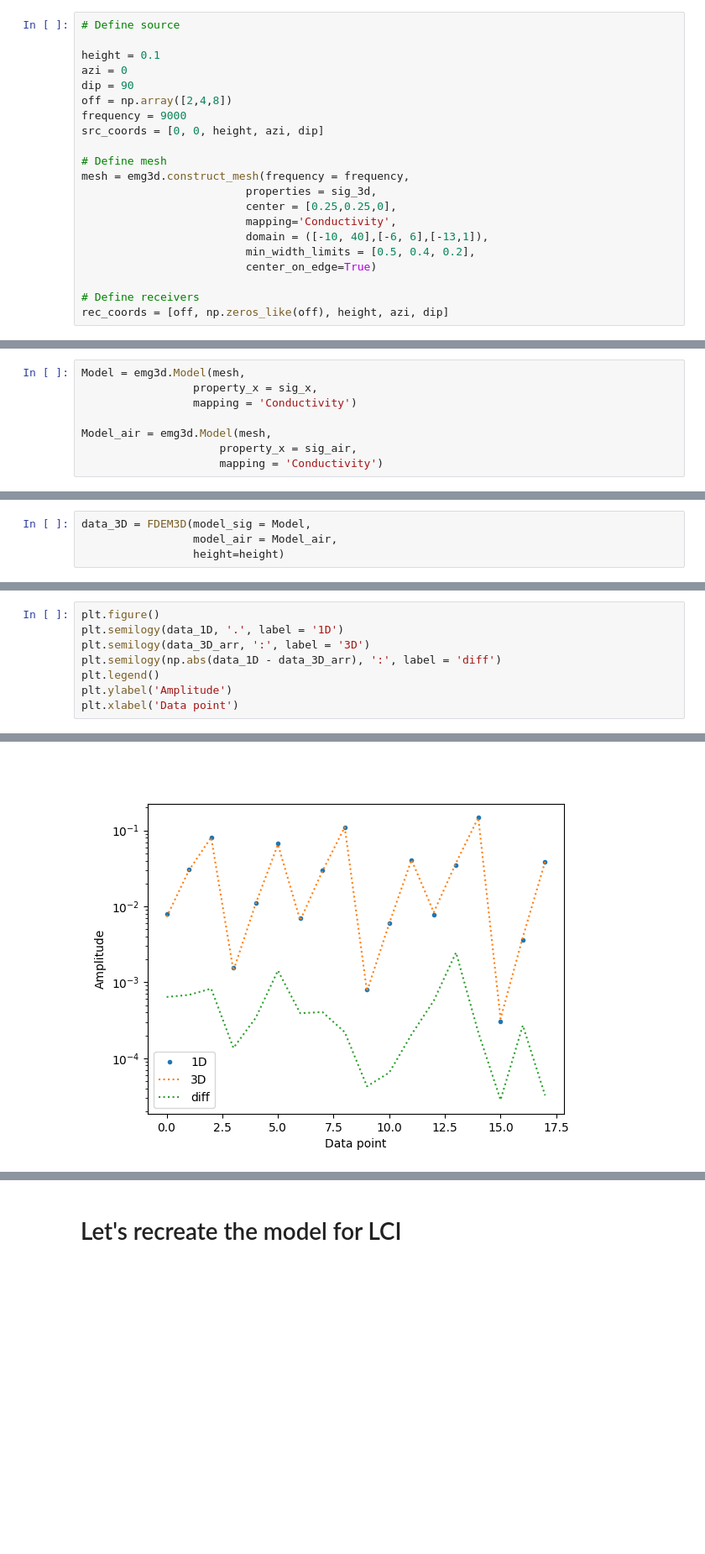
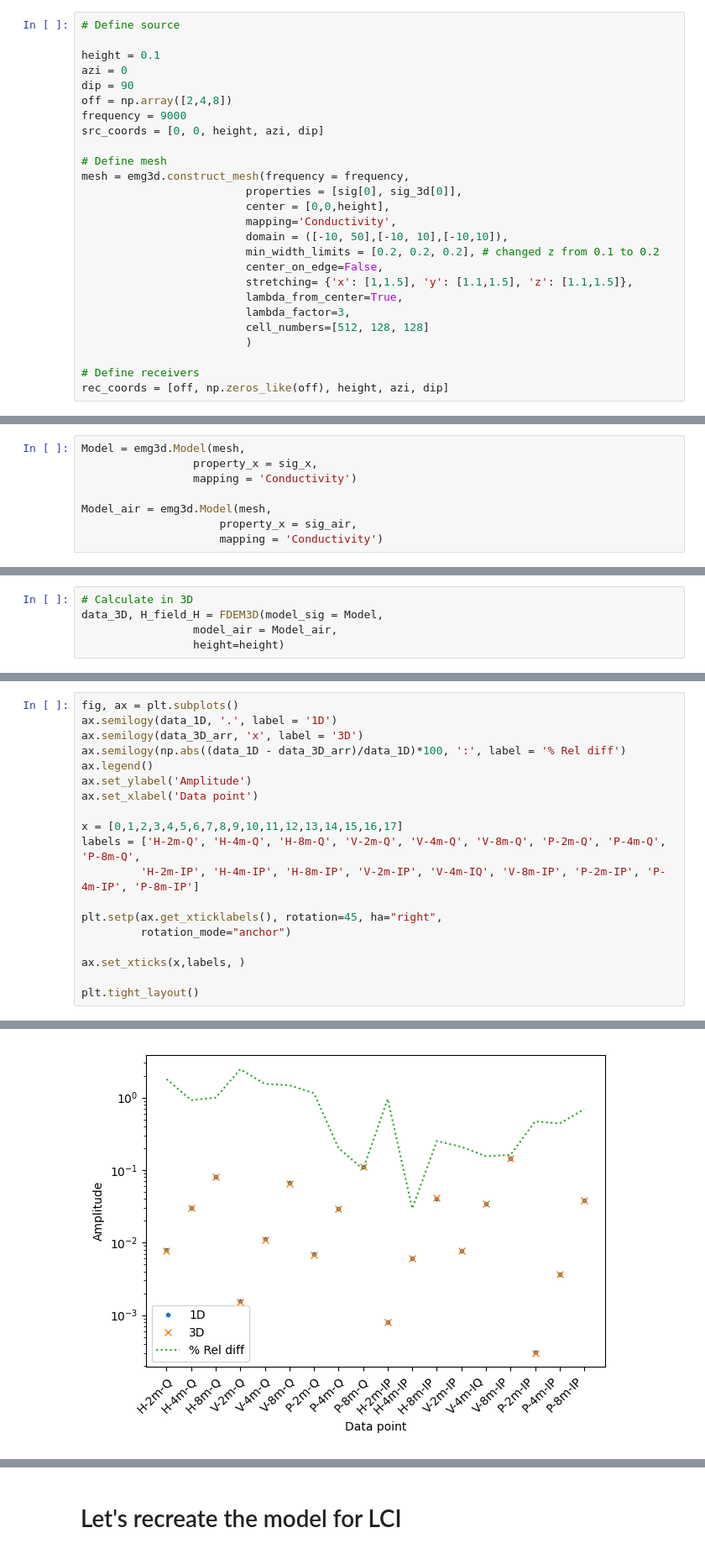
Before and after one commit to mariacarrizo/FDEM_LCI_PWI, a Jupyter notebook: 3DForward.ipynb, the cells around one changed output, grey strips where cells are left out. Shown at 84% size. Saved outputs shown, nothing was run; the diff lists cells and outputs as text; blank space fills up the shorter version.

```diff
--- a/3DForward.ipynb
+++ b/3DForward.ipynb
@@ -211,12 +211,17 @@ src_coords = [0, 0, height, azi, dip]
 
 # Define mesh
 mesh = emg3d.construct_mesh(frequency = frequency,
-                         properties = sig_3d,
-                         center = [0.25,0.25,0],
+                         properties = [sig[0], sig_3d[0]],
+                         center = [0,0,height],
                          mapping='Conductivity',
-                         domain = ([-10, 40],[-6, 6],[-13,1]),
-                         min_width_limits = [0.5, 0.4, 0.2],
-                         center_on_edge=True)
+                         domain = ([-10, 50],[-10, 10],[-10,10]),
+                         min_width_limits = [0.2, 0.2, 0.2], # changed z from 0.1 to 0.2
+                         center_on_edge=False,
+                         stretching= {'x': [1,1.5], 'y': [1.1,1.5], 'z': [1.1,1.5]},
+                         lambda_from_center=True,
+                         lambda_factor=3,
+                         cell_numbers=[512, 128, 128]
+                         )
 
 # Define receivers
 rec_coords = [off, np.zeros_like(off), height, azi, dip]
@@ -276,5 +281,6 @@ fig.colorbar(f0[0], ax=ax, orientation='horizontal', fraction=0.05)
 # %%
-data_3D = FDEM3D(model_sig = Model,
+# Calculate in 3D
+data_3D, H_field_H = FDEM3D(model_sig = Model,
                  model_air = Model_air,
                  height=height)
 # %% [output]
@@ -301,10 +309,21 @@ data_3D_arr = np.hstack((data_3D['op'][:3], data_3D['ip'][:3],
 data_1D = FDEM1D(sig, thk, height=height)
 # %%
-plt.figure()
-plt.semilogy(data_1D, '.', label = '1D')
-plt.semilogy(data_3D_arr, ':', label = '3D')
-plt.semilogy(np.abs(data_1D - data_3D_arr), ':', label = 'diff')
-plt.legend()
-plt.ylabel('Amplitude')
-plt.xlabel('Data point')
+fig, ax = plt.subplots()
+ax.semilogy(data_1D, '.', label = '1D')
+ax.semilogy(data_3D_arr, 'x', label = '3D')
+ax.semilogy(np.abs((data_1D - data_3D_arr)/data_1D)*100, ':', label = '% Rel diff')
+ax.legend()
+ax.set_ylabel('Amplitude')
+ax.set_xlabel('Data point')
+
+x = [0,1,2,3,4,5,6,7,8,9,10,11,12,13,14,15,16,17]
+labels = ['H-2m-Q', 'H-4m-Q', 'H-8m-Q', 'V-2m-Q', 'V-4m-Q', 'V-8m-Q', 'P-2m-Q', 'P-4m-Q', 'P-8m-Q',
+         'H-2m-IP', 'H-4m-IP', 'H-8m-IP', 'V-2m-IP', 'V-4m-IQ', 'V-8m-IP', 'P-2m-IP', 'P-4m-IP', 'P-8m-IP']
+
+plt.setp(ax.get_xticklabels(), rotation=45, ha="right",
+         rotation_mode="anchor")
+
+ax.set_xticks(x,labels, )
+
+plt.tight_layout()
 # %% [output]
@@ -312 +330 @@ Text(0.5, 0, 'Data point')
-[figure, old version]
+[figure, new version]
```
Also changed, not shown: parts of 19 cells of this notebook.
